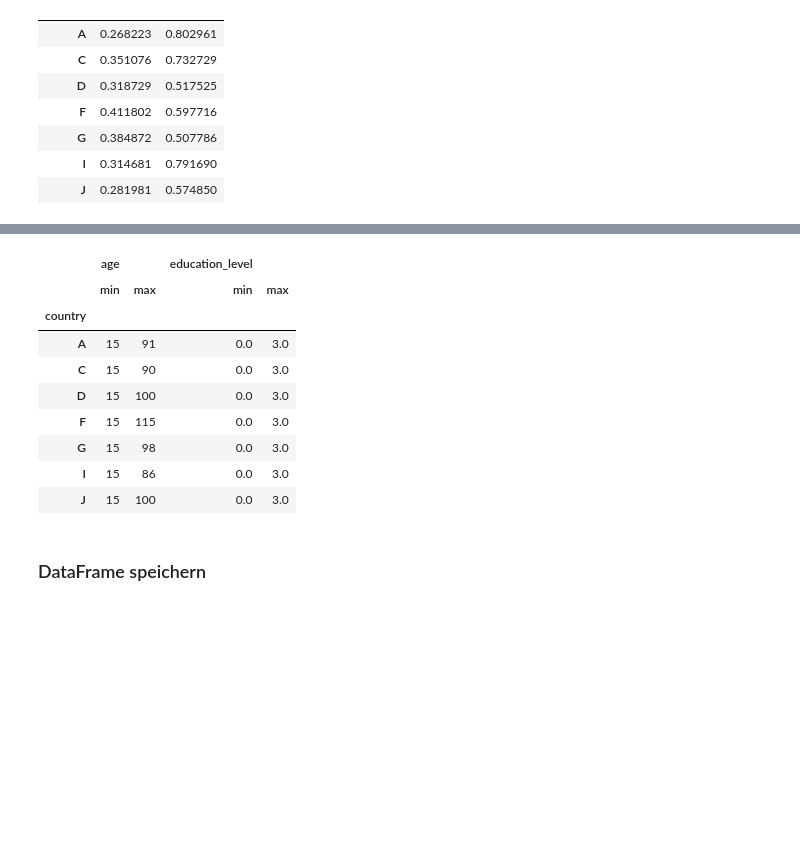
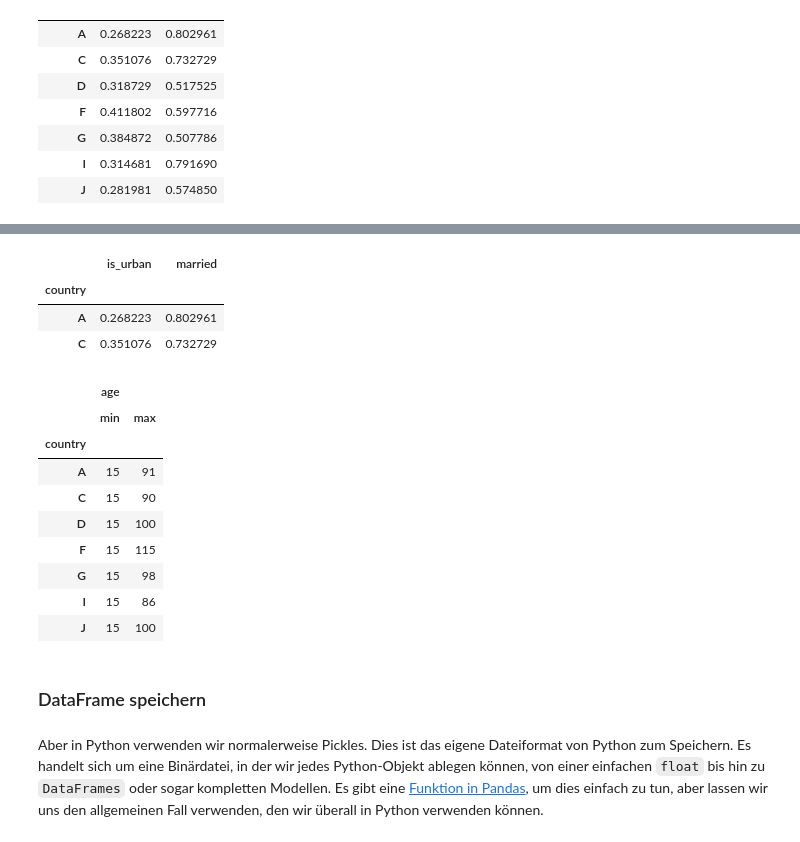
Before and after one commit to jsemeano/IMK_Python_Workshop, a Jupyter notebook: Tag_2/1_Pandas.ipynb, the cells around one changed output, grey strips where cells are left out. Cells and saved outputs as stored; diff of their text form; code cells hidden in the pictures; blank space fills up the shorter version.

````diff
--- a/Tag_2/1_Pandas.ipynb
+++ b/Tag_2/1_Pandas.ipynb
@@ -169,7 +200,3 @@ df[df['age'] >= 30]
 | 12597 | 12597.0 | J | False | 52 | True | False | X | Head | ... |
 | 12598 | 12598.0 | I | False | 40 | False | True | Q | Head | ... |
 7648 rows × 59 columns
-# %%
-# neue Spalte hinfügen
-df['dummy'] = 4
-df
@@ -310,4 +330,10 @@ df.head(10)
 df2 = pd.read_excel('../train_labels.xlsx',
                     index_col= 0)
 # %%
-df = df.merge(df2, left_index=True, right_index=True)
+# Merge (zusammenführen) ist eine SQL-ähnliche Methode
+# Wir müssen explizit sagen auf welchen Spalten oder Index es gemacht wird
+# Wir können verschiedene Arten von merge machen
+df = df.merge(df2,
+              how='inner',
+              left_index=True,
+              right_index=True)
@@ -336,3 +364,3 @@ memory usage: 2.8+ MB
 # %%
-df = df.drop(columns=['bank_interest_rate', 'mm_interest_rate', 'mfi_interest_rate', 'other_fsp_interest_rate','dummy'])
+df = df.drop(columns=['bank_interest_rate', 'mm_interest_rate', 'mfi_interest_rate', 'other_fsp_interest_rate'])
 # %% [markdown]
@@ -407,16 +454,25 @@ df.groupby('country')[['is_urban', 	'married']].sum()/df.groupby('country')[['is
+# %%
+# Gruppierungen von Unterabschnitten sind auch einfach
+df[df['country'].isin(['A','C'])].groupby('country')[['is_urban', 	'married']].mean()
+# %% [output]
+|  | is_urban | married |
+| country |  |  |
+| A | 0.268223 | 0.802961 |
+| C | 0.351076 | 0.732729 |
 # %%
-df.groupby('country')[['age', 	'education_level']].agg(['min', 'max'])
+# falls eine aggregation nicht vorprogrammiert ist, wir können "agg" nutzen, und nutzerdefinierte Funktionen verwenden
+df.groupby('country')[['age']].agg(['min', 'max'])
 # %% [output]
-|  | age |  | education_level |  |
-|  | min | max | min | max |
-| country |  |  |  |  |
-| A | 15 | 91 | 0.0 | 3.0 |
-| C | 15 | 90 | 0.0 | 3.0 |
-| D | 15 | 100 | 0.0 | 3.0 |
-| F | 15 | 115 | 0.0 | 3.0 |
-| G | 15 | 98 | 0.0 | 3.0 |
-| I | 15 | 86 | 0.0 | 3.0 |
-| J | 15 | 100 | 0.0 | 3.0 |
+|  | age |  |
+|  | min | max |
+| country |  |  |
+| A | 15 | 91 |
+| C | 15 | 90 |
+| D | 15 | 100 |
+| F | 15 | 115 |
+| G | 15 | 98 |
+| I | 15 | 86 |
+| J | 15 | 100 |
 # %% [markdown]
 ### DataFrame speichern
 # %%
@@ -424,2 +480,4 @@ df.groupby('country')[['age', 	'education_level']].agg(['min', 'max'])
 df.to_excel('df.xlsx')
+# %% [markdown]
+Aber in Python verwenden wir normalerweise Pickles. Dies ist das eigene Dateiformat von Python zum Speichern. Es handelt sich um eine Binärdatei, in der wir jedes Python-Objekt ablegen können, von einer einfachen ```float``` bis hin zu ```DataFrames``` oder sogar kompletten Modellen. Es gibt eine [Funktion in Pandas](https://pandas.pydata.org/docs/reference/api/pandas.DataFrame.to_pickle.html#pandas.DataFrame.to_pickle), um dies einfach zu tun, aber lassen wir uns den allgemeinen Fall verwenden, den wir überall in Python verwenden können.
 # %%
````
Also changed, not shown: parts of 36 cells of this notebook, 8 other files.
